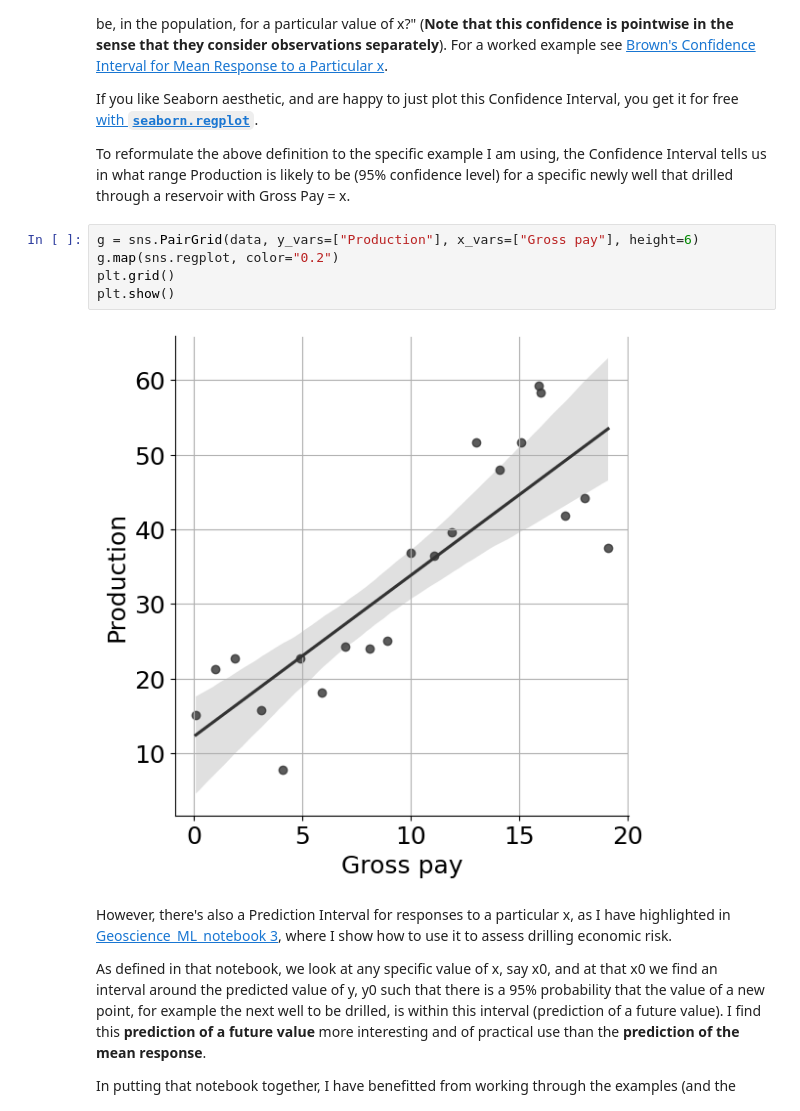
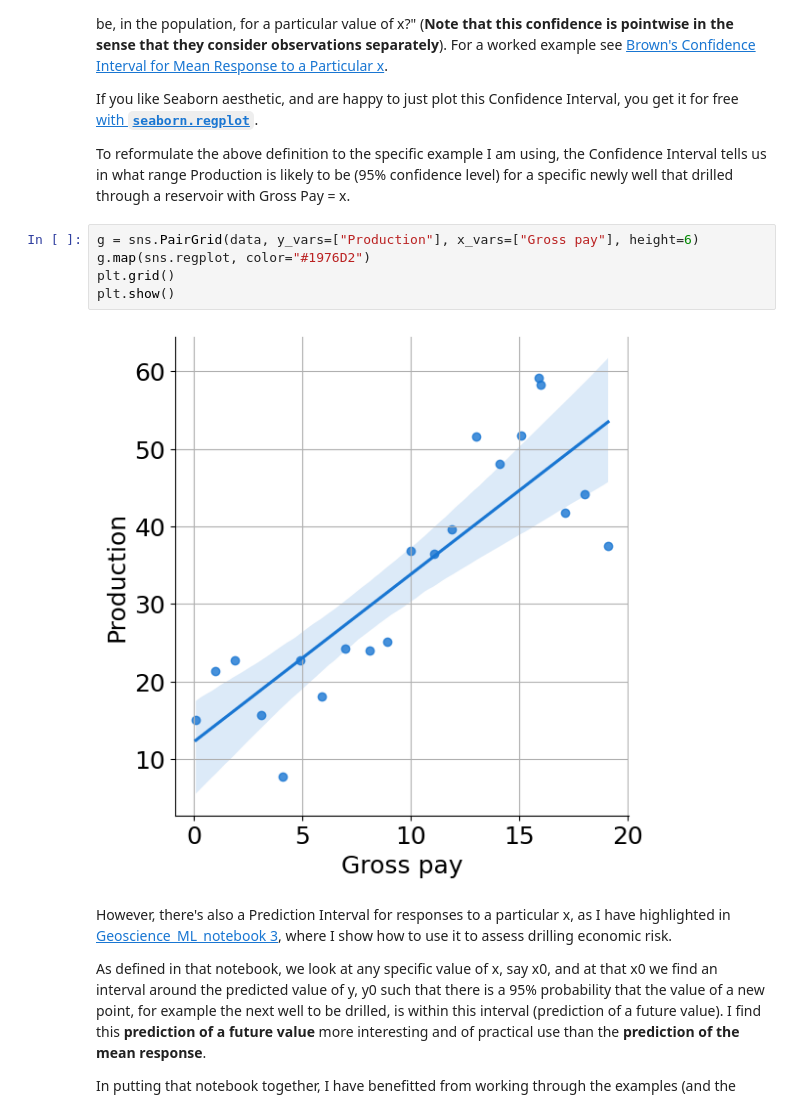
Before and after one commit to mycarta/Data-science-tools-petroleum-exploration-and-production, a Jupyter notebook: Python/notebooks/Python_OLS_confidence_interval_and_prediction_interval.ipynb, the cells around one changed output. Cells and saved outputs as stored; diff of their text form.

```diff
--- a/Python/notebooks/Python_OLS_confidence_interval_and_prediction_interval.ipynb
+++ b/Python/notebooks/Python_OLS_confidence_interval_and_prediction_interval.ipynb
@@ -68,11 +68,11 @@ To reformulate the above definition to the specific example I am using, the Conf
 in what range Production is likely to be (95% confidence level) for a specific newly well that drilled through a reservoir with Gross Pay = x.
 # %%
 g = sns.PairGrid(data, y_vars=["Production"], x_vars=["Gross pay"], height=6)
-g.map(sns.regplot, color="0.2")
+g.map(sns.regplot, color="#1976D2")
 plt.grid()
 plt.show()
 # %% [output]
-[figure, old version]
+[figure, new version]
 # %% [markdown]
 However, there's also a Prediction Interval for responses to a particular x, as I have highlighted in [Geoscience_ML_notebook 3](https://github.com/mycarta/predict/blob/master/Geoscience_ML_notebook_3.ipynb), where I show how to use it to assess drilling economic risk.
 
```
Also changed, not shown: parts of 7 cells of this notebook.
